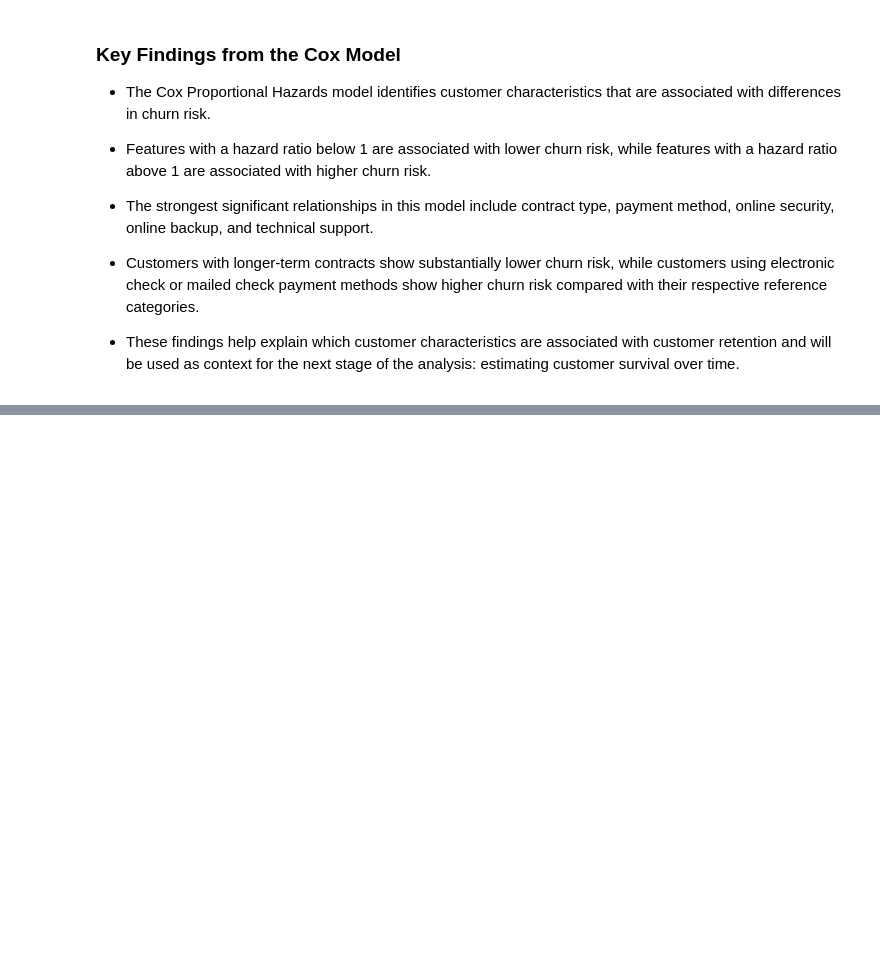
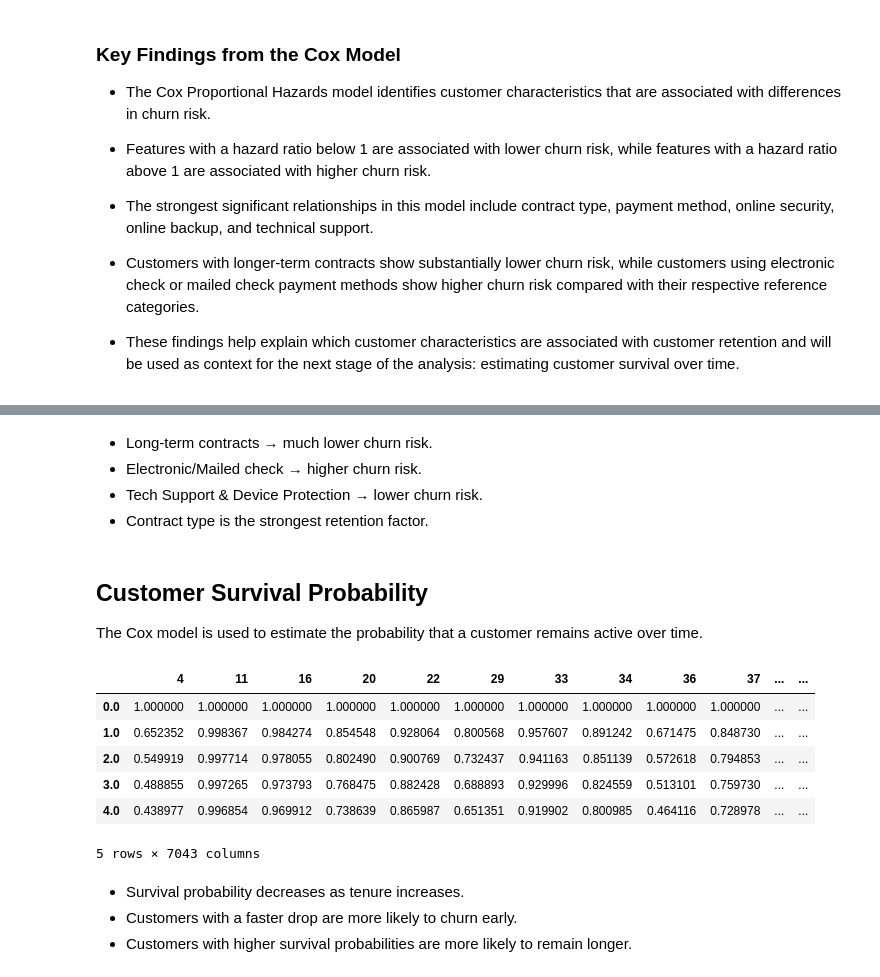
Before and after one commit to AbhijithAJ3/customer-churn-ltv, a Jupyter notebook: notebooks/04_ltv_modeling.ipynb, the cells around one changed output, grey strips where cells are left out. Drawn from its saved outputs; the diff is of its cells as text; code cells hidden in the pictures; blank space fills up the shorter version.

Commit message:
completed survival analysis and cox model

```diff
--- a/notebooks/04_ltv_modeling.ipynb
+++ b/notebooks/04_ltv_modeling.ipynb
@@ -396,0 +580,25 @@ next stage of the analysis: estimating customer survival over time.
+# %% [markdown]
+- Long-term contracts → much lower churn risk.
+- Electronic/Mailed check → higher churn risk.
+- Tech Support & Device Protection → lower churn risk.
+- Contract type is the strongest retention factor.
+# %% [markdown]
+## Customer Survival Probability
+
+The Cox model is used to estimate the probability that a customer remains active over time.
+# %%
+survival_predictions = cph.predict_survival_function(cox_encoded_clean)
+
+survival_predictions.head()
+# %% [output]
+|  | 4 | 11 | 16 | 20 | 22 | 29 | 33 | 34 | 36 | 37 | ... | ... |
+| 0.0 | 1.000000 | 1.000000 | 1.000000 | 1.000000 | 1.000000 | 1.000000 | 1.000000 | 1.000000 | 1.000000 | 1.000000 | ... | ... |
+| 1.0 | 0.652352 | 0.998367 | 0.984274 | 0.854548 | 0.928064 | 0.800568 | 0.957607 | 0.891242 | 0.671475 | 0.848730 | ... | ... |
+| 2.0 | 0.549919 | 0.997714 | 0.978055 | 0.802490 | 0.900769 | 0.732437 | 0.941163 | 0.851139 | 0.572618 | 0.794853 | ... | ... |
+| 3.0 | 0.488855 | 0.997265 | 0.973793 | 0.768475 | 0.882428 | 0.688893 | 0.929996 | 0.824559 | 0.513101 | 0.759730 | ... | ... |
+| 4.0 | 0.438977 | 0.996854 | 0.969912 | 0.738639 | 0.865987 | 0.651351 | 0.919902 | 0.800985 | 0.464116 | 0.728978 | ... | ... |
+5 rows × 7043 columns
+# %% [markdown]
+- Survival probability decreases as tenure increases.
+- Customers with a faster drop are more likely to churn early.
+- Customers with higher survival probabilities are more likely to remain longer.
```
Also changed, not shown: parts of 18 cells of this notebook.
